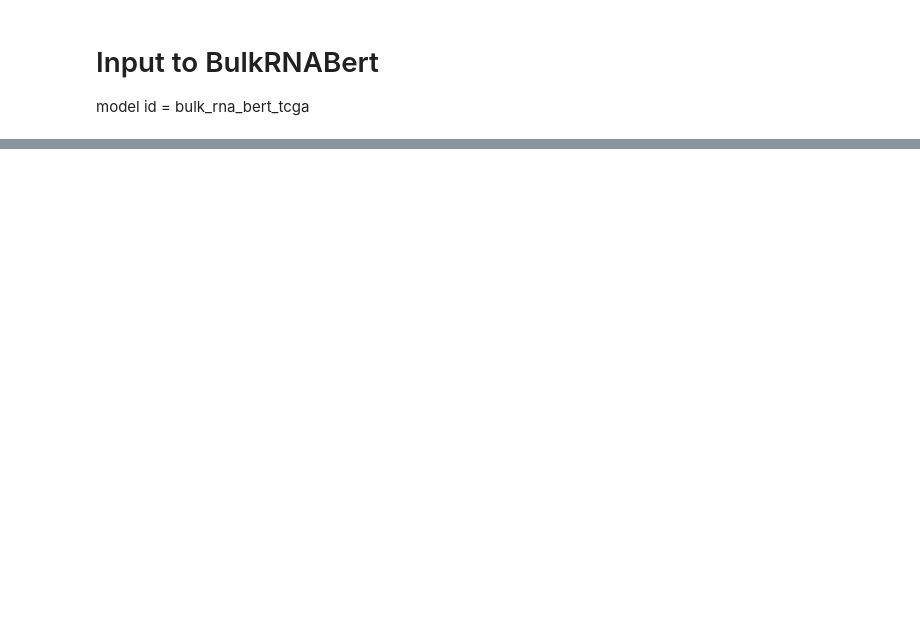
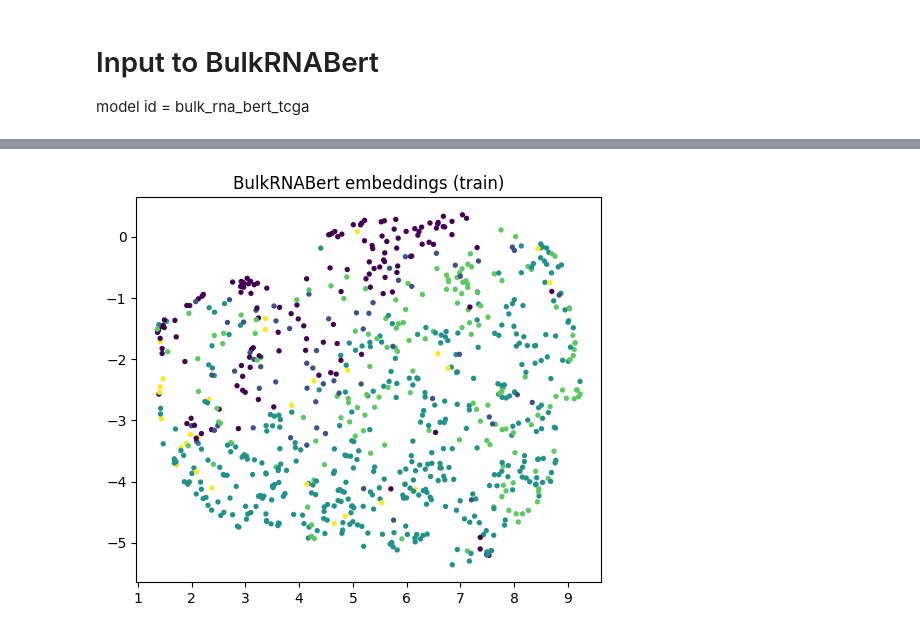
Before and after one commit to collaborativebioinformatics/OncoLearn, a Jupyter notebook: notebooks/Transformer_RNABert.ipynb, the cells around one changed output, grey strips where cells are left out. Drawn from its saved outputs; the diff is of its cells as text; code cells hidden in the pictures; blank space fills up the shorter version.

```diff
--- a/notebooks/Transformer_RNABert.ipynb
+++ b/notebooks/Transformer_RNABert.ipynb
@@ -385,0 +431,12 @@ min / max: 0 14
+# %%
+from sklearn.svm import LinearSVC
+from sklearn.metrics import classification_report
+
+svm = LinearSVC(class_weight="balanced", max_iter=10000)
+svm.fit(embds_train.numpy(), y_train_enc)
+
+pred = svm.predict(embds_test.numpy())
+
+print(classification_report(
+    y_test_enc, pred, target_names=le.classes_, digits=4
+))
@@ -385,0 +455,13 @@ min / max: 0 14
+# %%
+import umap
+import matplotlib.pyplot as plt
+
+reducer = umap.UMAP(random_state=42)
+Z = reducer.fit_transform(embds_train.numpy())
+
+plt.figure(figsize=(6,5))
+plt.scatter(Z[:,0], Z[:,1], c=y_train_enc, s=8)
+plt.title("BulkRNABert embeddings (train)")
+plt.show()
+# %% [output]
+[figure, added]
```
Also changed, not shown: parts of 9 cells of this notebook.
